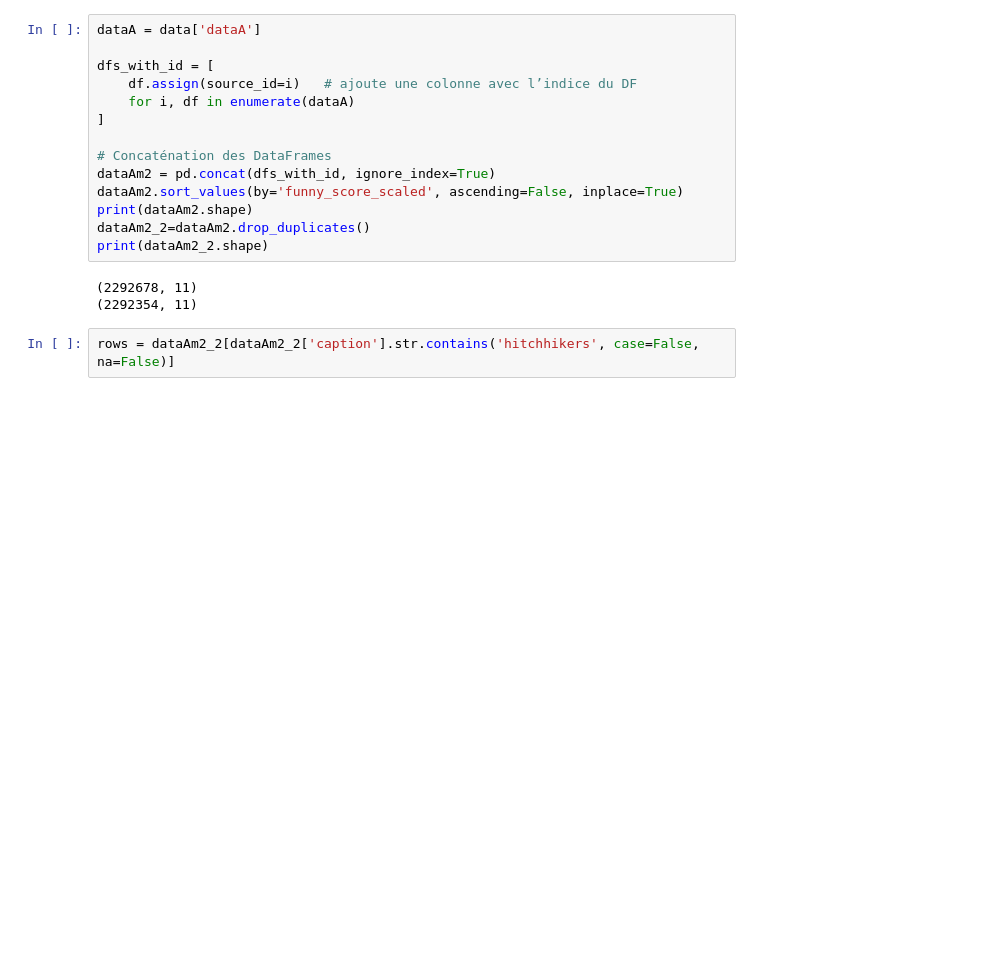
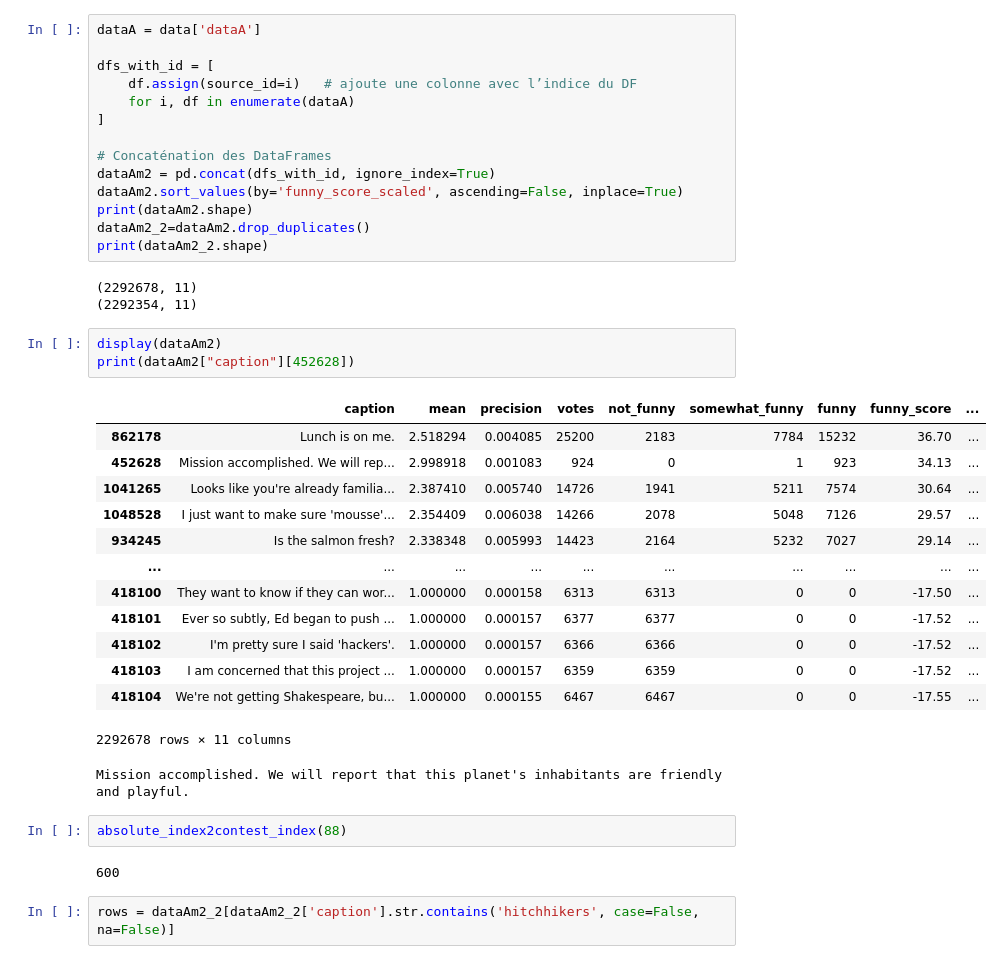
Before and after one commit to epfl-ada/ada-2025-project-adacore42, a Jupyter notebook: _Other/katia_analysis/exploration_metric.ipynb, the cells around one changed output. Saved outputs shown, nothing was run; the diff lists cells and outputs as text; blank space fills up the shorter version.

```diff
--- a/_Other/katia_analysis/exploration_metric.ipynb
+++ b/_Other/katia_analysis/exploration_metric.ipynb
@@ -98,6 +98,28 @@ print(dataAm2_2.shape)
 # %% [output]
 (2292678, 11)
 (2292354, 11)
+# %%
+display(dataAm2)
+print(dataAm2["caption"][452628])
+# %% [output]
+|  | caption | mean | precision | votes | not_funny | somewhat_funny | funny | funny_score | ... |
+| 862178 | Lunch is on me. | 2.518294 | 0.004085 | 25200 | 2183 | 7784 | 15232 | 36.70 | ... |
+| 452628 | Mission accomplished. We will rep... | 2.998918 | 0.001083 | 924 | 0 | 1 | 923 | 34.13 | ... |
+| 1041265 | Looks like you're already familia... | 2.387410 | 0.005740 | 14726 | 1941 | 5211 | 7574 | 30.64 | ... |
+| 1048528 | I just want to make sure 'mousse'... | 2.354409 | 0.006038 | 14266 | 2078 | 5048 | 7126 | 29.57 | ... |
+| 934245 | Is the salmon fresh? | 2.338348 | 0.005993 | 14423 | 2164 | 5232 | 7027 | 29.14 | ... |
+| ... | ... | ... | ... | ... | ... | ... | ... | ... | ... |
+| 418100 | They want to know if they can wor... | 1.000000 | 0.000158 | 6313 | 6313 | 0 | 0 | -17.50 | ... |
+| 418101 | Ever so subtly, Ed began to push ... | 1.000000 | 0.000157 | 6377 | 6377 | 0 | 0 | -17.52 | ... |
+| 418102 | I'm pretty sure I said 'hackers'. | 1.000000 | 0.000157 | 6366 | 6366 | 0 | 0 | -17.52 | ... |
+| 418103 | I am concerned that this project ... | 1.000000 | 0.000157 | 6359 | 6359 | 0 | 0 | -17.52 | ... |
+| 418104 | We're not getting Shakespeare, bu... | 1.000000 | 0.000155 | 6467 | 6467 | 0 | 0 | -17.55 | ... |
+2292678 rows × 11 columns
+Mission accomplished. We will report that this planet's inhabitants are friendly and playful.
+# %%
+absolute_index2contest_index(88)
+# %% [output]
+600
 # %%
 rows = dataAm2_2[dataAm2_2['caption'].str.contains('hitchhikers', case=False, na=False)]
 # %%
```
